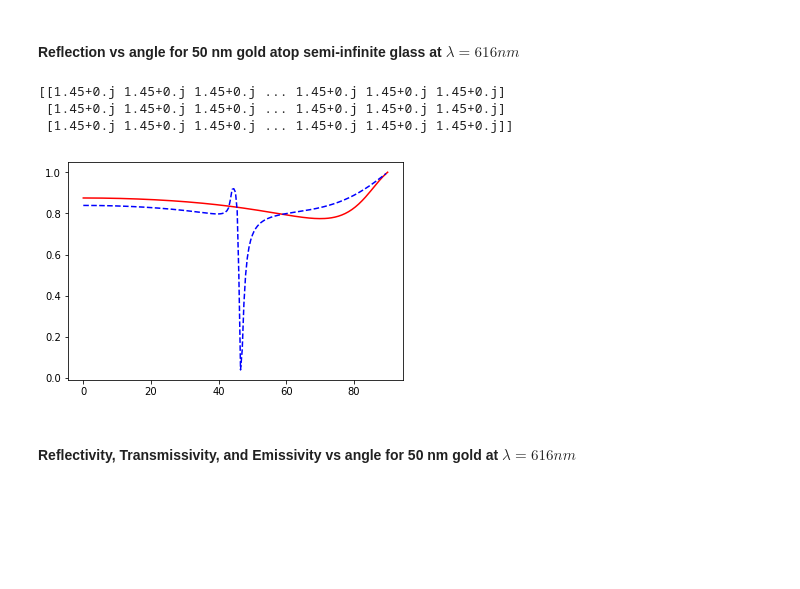
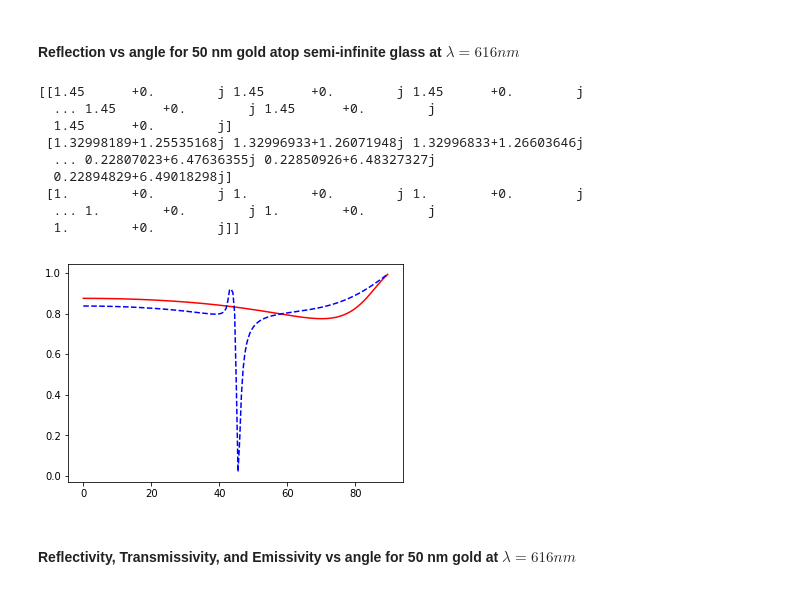
Before and after one commit to FoleyLab/wptherml_v1.0.0, a Jupyter notebook: Validate_Fresnel.ipynb, the cells around one changed output. Saved outputs shown, nothing was run; the diff lists cells and outputs as text; code cells hidden in the pictures; blank space fills up the shorter version.

```diff
--- a/Validate_Fresnel.ipynb
+++ b/Validate_Fresnel.ipynb
@@ -73,33 +74,39 @@ plt.show()
 # %%
 ### first we can just modify the previous gold_film object to have a glass substrate layer.
 ### the validation data assumed n = 1.45 for a wavelengths of glass, so we will do so here as well.
-gold_film.LayerStaticRI(2, 1.45+0j)
+gold_film.layer_static_ri(0, 1.45+0j)
 print(gold_film.n)
 
 ### use the angular_fresnel method of the multilayer class to compute
 ### the reflectivity vs angle for the gold_slab structure at a specified wavelength (in SI units)
 gold_film.angular_fresnel(616e-9)
 
 ### read validation data generated by S. Byrnes tmm code
 validate_data = np.loadtxt('validation_data/50nm_Au_theta_scan.txt')
 n_rows = len(validate_data)
 valid_theta = np.zeros(n_rows)
 valid_R = np.zeros_like(valid_theta)
 
 ### validate_data column 0 is the angle in degrees
 ### validate_data column 1 is the reflectivity
 for i in range(0,n_rows):
     valid_theta[i] = validate_data[i][0]
     valid_R[i] = validate_data[i][1]
 
 plt.plot(gold_film.theta_array*180./np.pi, gold_film.r_vs_theta, 'red')
 plt.plot(valid_theta, valid_R, 'b--')
 plt.show()
 # %% [output]
-[[1.45+0.j 1.45+0.j 1.45+0.j ... 1.45+0.j 1.45+0.j 1.45+0.j]
- [1.45+0.j 1.45+0.j 1.45+0.j ... 1.45+0.j 1.45+0.j 1.45+0.j]
- [1.45+0.j 1.45+0.j 1.45+0.j ... 1.45+0.j 1.45+0.j 1.45+0.j]]
+[[1.45      +0.        j 1.45      +0.        j 1.45      +0.        j
+  ... 1.45      +0.        j 1.45      +0.        j
+  1.45      +0.        j]
+ [1.32998189+1.25535168j 1.32996933+1.26071948j 1.32996833+1.26603646j
+  ... 0.22807023+6.47636355j 0.22850926+6.48327327j
+  0.22894829+6.49018298j]
+ [1.        +0.        j 1.        +0.        j 1.        +0.        j
+  ... 1.        +0.        j 1.        +0.        j
+  1.        +0.        j]]
-[figure, old version]
+[figure, new version]
 # %% [markdown]
 #### Reflectivity, Transmissivity, and Emissivity vs angle for 50 nm gold at $\lambda = 616 nm$
 # %% [markdown]
```
Also changed, not shown: parts of 1 cell of this notebook, 1 other file.
